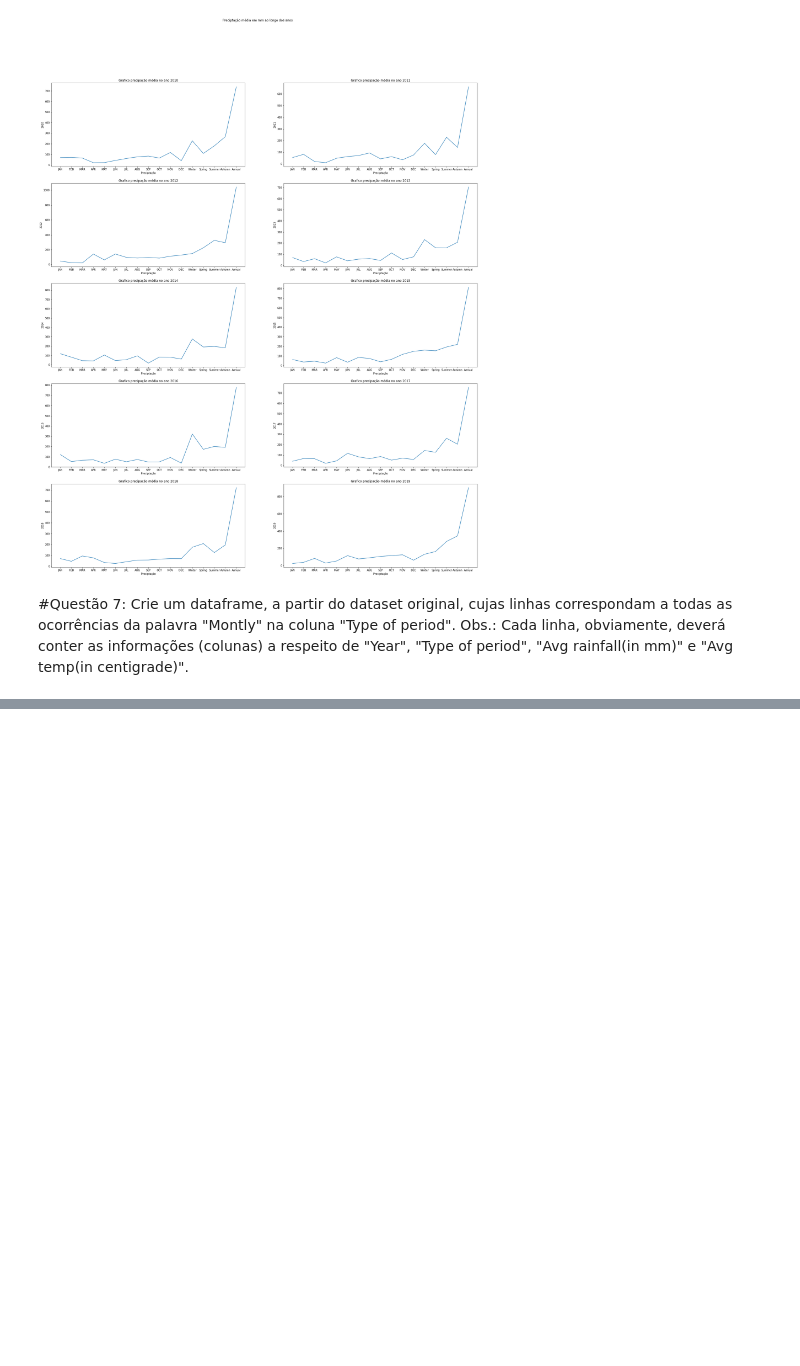
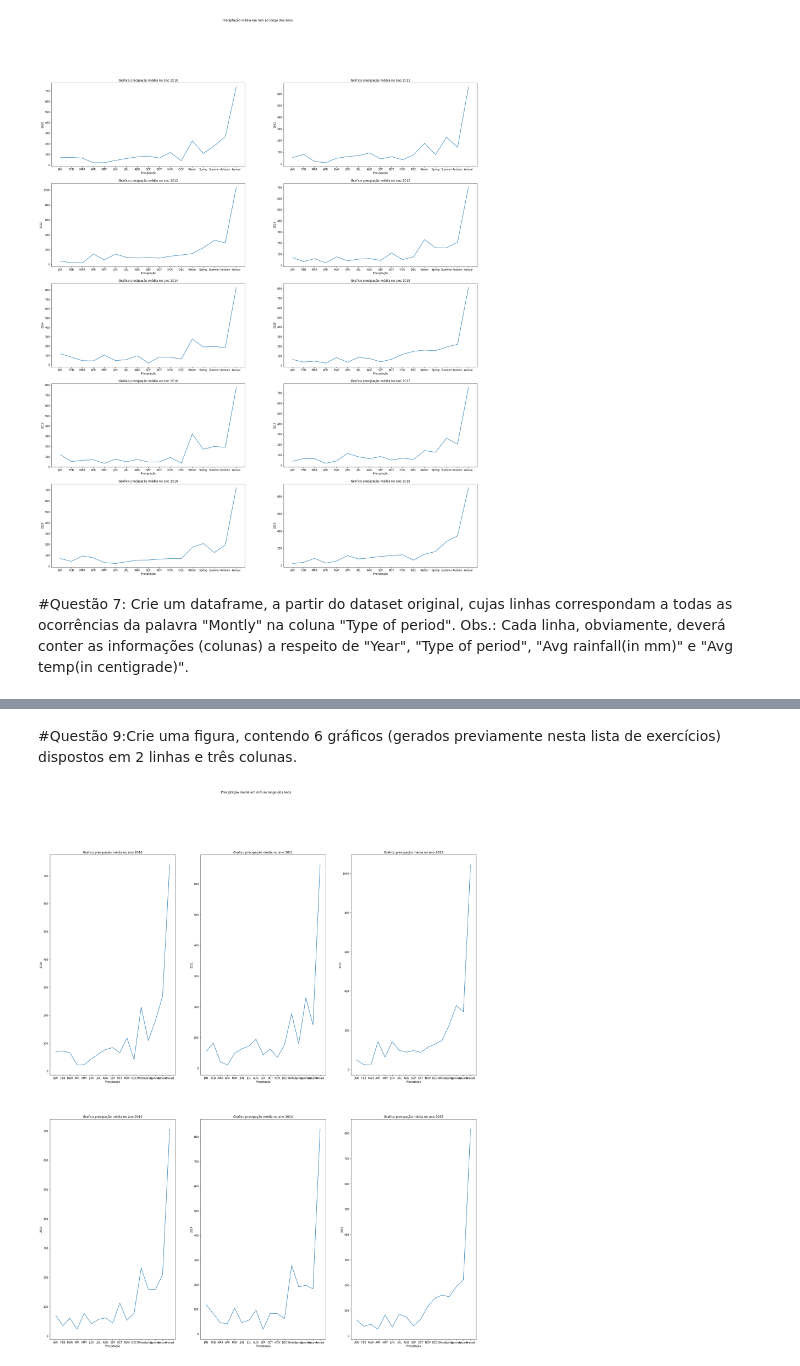
Before and after one commit to taciomattos/Modelo-vinho, a Jupyter notebook: Code/Trabalho_2_Pensamento_computacional.ipynb, the cells around one changed output, grey strips where cells are left out. Cells and saved outputs as stored; diff of their text form; code cells hidden in the pictures; blank space fills up the shorter version.

```diff
--- a/Code/Trabalho_2_Pensamento_computacional.ipynb
+++ b/Code/Trabalho_2_Pensamento_computacional.ipynb
@@ -150,6 +166,6 @@ fig.show()
 #Questão	 7: Crie	 um	 dataframe,	 a	 partir	 do	 dataset original,	 cujas	 linhas	correspondam	a	todas	as	ocorrências	da	palavra	"Montly" na	coluna	"Type	of	period". Obs.:	Cada	linha,	obviamente,	deverá	conter	as	informações	(colunas)	a	respeito	de "Year",	"Type	of	period",	"Avg	rainfall(in	mm)" e	"Avg	temp(in	centigrade)".
 # %%
 
-df_filtro = df['Type of period'] == "Montly"
+df_filtro = df.loc[df["Type of period"] == "Monthly", ["Year", "Avg rainfall(in mm)","Avg temp(in centigrade)","Period"]]
 df_filtro
 # %% [output]
@@ -167,0 +187,3 @@ Name: Type of period, Length: 170, dtype: bool
+# %%
+df_filtro.index=df_filtro["Period"]
+df_filtro
@@ -167,0 +205,31 @@ Name: Type of period, Length: 170, dtype: bool
+# %% [markdown]
+#Questão 9:Crie uma figura, contendo 6 gráficos (gerados previamente nesta lista de exercícios) dispostos em 2 linhas e três colunas.
+# %%
+
+dfq = df
+anos = dfq['Year'].unique()
+
+
+def filtrar_ano(ano, variavel):
+  df_filtro = dfq[dfq['Year'] == ano][variavel]
+#  print(df_filtro)
+  return df_filtro
+
+fig, ax = plt.subplots(2,3,figsize=(30,35))
+fig.suptitle('Preciptação média em mm ao longo dos anos')
+
+cont = 0
+for i in range(2):
+  for j in range(3):
+    ax[i][j].plot(filtrar_ano(anos[cont],'Period'),filtrar_ano(anos[cont],'Avg rainfall(in mm)'))
+    cont = cont+1
+
+cont = 0
+for i in range(2):
+  for j in range(3):
+    ax[i][j].set(title= f'Grafico precipação média no ano {anos[cont]}', xlabel = 'Preciptação', ylabel = anos[cont] )
+    cont = cont+1
+
+fig.show()
+# %% [output]
+[figure, added]
```
Also changed, not shown: parts of 9 cells of this notebook.
